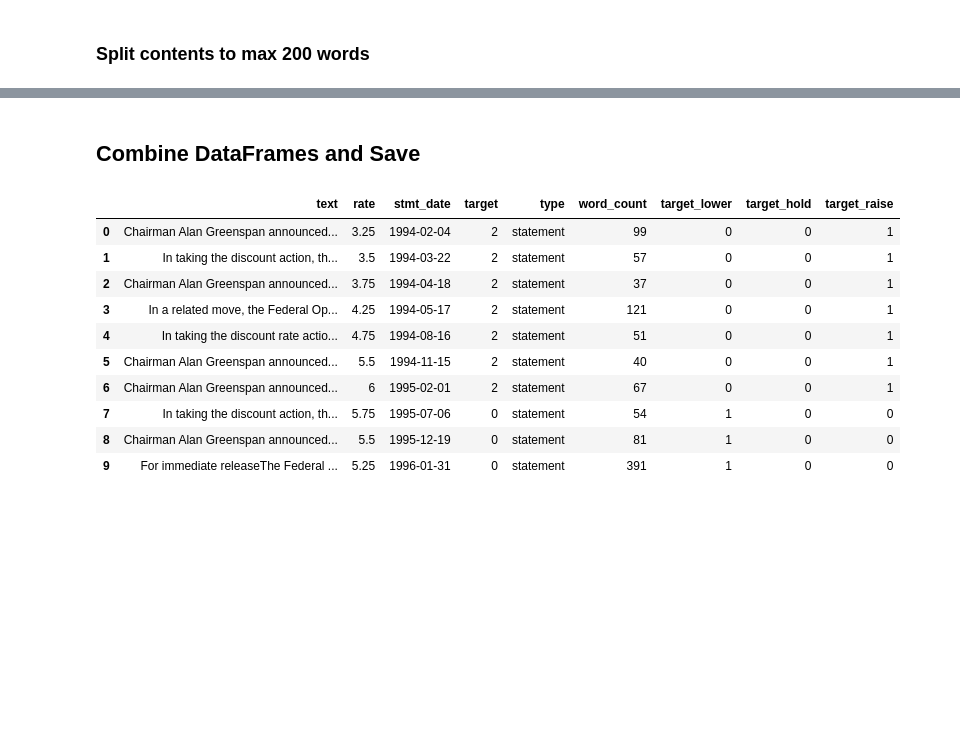
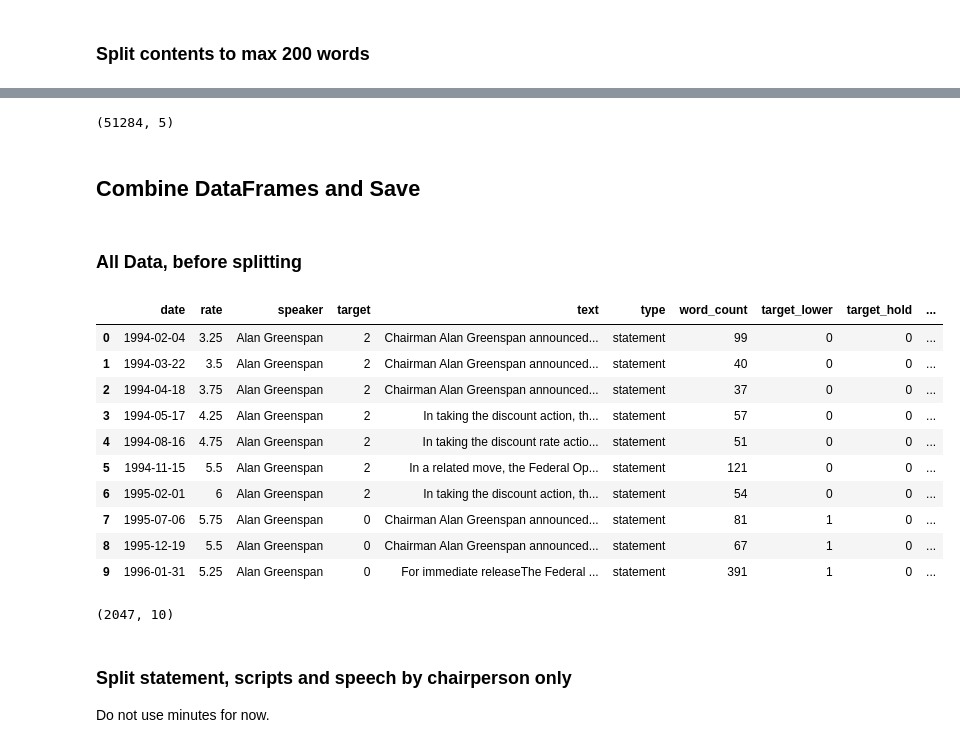
Before and after one commit to yukit-k/centralbank_analysis, a Jupyter notebook: src/FOMC_Analysis_Preprocess.ipynb, the cells around one changed output, grey strips where cells are left out. Saved outputs shown, nothing was run; the diff lists cells and outputs as text; code cells hidden in the pictures; blank space fills up the shorter version.

```diff
--- a/src/FOMC_Analysis_Preprocess.ipynb
+++ b/src/FOMC_Analysis_Preprocess.ipynb
@@ -647,0 +633,16 @@ See the caveats in the documentation: http://pandas.pydata.org/pandas-docs/stabl
+# %%
+# Reorganize the dataframe
+dict = {
+    "type": pd.Series(["script"]*len(script_df), index=script_df.index),
+    "text": script_df["contents"],
+    "date": script_df.index,
+    "speaker": script_df["speaker"],
+    "org_contents": script_df["contents"],
+    "target": script_df.index.map(get_rate_change),
+    "rate": script_df.index.map(get_rate)
+}
+
+script_df = pd.DataFrame(dict)
+script_df.dropna(subset=['target'], axis=0, inplace=True)
+
+script_df.head(10)
@@ -696,10 +840,17 @@ speech_df
 # %%
-speech_df["contents_org"] = speech_df["contents"]
-speech_df['rate'] = speech_df.index.map(get_rate)
-speech_df['target'] = speech_df.index.map(get_rate_change)
-speech_df['stmt_date'] = speech_df.index.map(get_statement_date)
-speech_df["type"] = "speech"
-speech_df.dropna(inplace=True, axis=0, subset=['target'])
+# Reorganize the dataframe
+dict = {
+    "type": pd.Series(["speech"]*len(speech_df), index=speech_df.index),
+    "text": speech_df["contents"],
+    "date": speech_df.index,
+    "speaker": speech_df["speaker"],
+    "org_contents": speech_df["contents"],
+    "target": speech_df.index.map(get_rate_change),
+    "rate": speech_df.index.map(get_rate)
+}
+
+speech_df = pd.DataFrame(dict)
+speech_df.dropna(subset=['target'], axis=0, inplace=True)
 
 remove_return_code(speech_df)
 separate_sections(speech_df)
@@ -756,25 +958,36 @@ sns.distplot(speech_df["word_count"], bins=100)
+# %%
+speech_split_df.shape
+# %% [output]
+(51284, 5)
 # %% [markdown]
 ## Combine DataFrames and Save
+# %% [markdown]
+### All Data, before splitting
 # %%
 frames = [statement_df, minutes_df, script_df, speech_df]
 
 df = pd.concat(frames, sort=True)
 one_hot_encode(df)
 df.reset_index(inplace=True, drop=True)
-df.drop(columns=['contents_list', 'contents_org'], inplace=True)
+df.drop(columns=['text_sections', 'org_contents'], inplace=True)
 df.rename(columns={'contents': 'text'}, inplace=True)
 
+print(df.shape)
 df.head(10)
 # %% [output]
-|  | text | rate | stmt_date | target | type | word_count | target_lower | target_hold | target_raise |
-| 0 | Chairman Alan Greenspan announced... | 3.25 | 1994-02-04 | 2 | statement | 99 | 0 | 0 | 1 |
-| 1 | In taking the discount action, th... | 3.5 | 1994-03-22 | 2 | statement | 57 | 0 | 0 | 1 |
-| 2 | Chairman Alan Greenspan announced... | 3.75 | 1994-04-18 | 2 | statement | 37 | 0 | 0 | 1 |
-| 3 | In a related move, the Federal Op... | 4.25 | 1994-05-17 | 2 | statement | 121 | 0 | 0 | 1 |
-| 4 | In taking the discount rate actio... | 4.75 | 1994-08-16 | 2 | statement | 51 | 0 | 0 | 1 |
-| 5 | Chairman Alan Greenspan announced... | 5.5 | 1994-11-15 | 2 | statement | 40 | 0 | 0 | 1 |
-| 6 | Chairman Alan Greenspan announced... | 6 | 1995-02-01 | 2 | statement | 67 | 0 | 0 | 1 |
-| 7 | In taking the discount action, th... | 5.75 | 1995-07-06 | 0 | statement | 54 | 1 | 0 | 0 |
-| 8 | Chairman Alan Greenspan announced... | 5.5 | 1995-12-19 | 0 | statement | 81 | 1 | 0 | 0 |
-| 9 | For immediate releaseThe Federal ... | 5.25 | 1996-01-31 | 0 | statement | 391 | 1 | 0 | 0 |
+|  | date | rate | speaker | target | text | type | word_count | target_lower | target_hold | ... |
+| 0 | 1994-02-04 | 3.25 | Alan Greenspan | 2 | Chairman Alan Greenspan announced... | statement | 99 | 0 | 0 | ... |
+| 1 | 1994-03-22 | 3.5 | Alan Greenspan | 2 | Chairman Alan Greenspan announced... | statement | 40 | 0 | 0 | ... |
+| 2 | 1994-04-18 | 3.75 | Alan Greenspan | 2 | Chairman Alan Greenspan announced... | statement | 37 | 0 | 0 | ... |
+| 3 | 1994-05-17 | 4.25 | Alan Greenspan | 2 | In taking the discount action, th... | statement | 57 | 0 | 0 | ... |
+| 4 | 1994-08-16 | 4.75 | Alan Greenspan | 2 | In taking the discount rate actio... | statement | 51 | 0 | 0 | ... |
+| 5 | 1994-11-15 | 5.5 | Alan Greenspan | 2 | In a related move, the Federal Op... | statement | 121 | 0 | 0 | ... |
+| 6 | 1995-02-01 | 6 | Alan Greenspan | 2 | In taking the discount action, th... | statement | 54 | 0 | 0 | ... |
+| 7 | 1995-07-06 | 5.75 | Alan Greenspan | 0 | Chairman Alan Greenspan announced... | statement | 81 | 1 | 0 | ... |
+| 8 | 1995-12-19 | 5.5 | Alan Greenspan | 0 | Chairman Alan Greenspan announced... | statement | 67 | 1 | 0 | ... |
+| 9 | 1996-01-31 | 5.25 | Alan Greenspan | 0 | For immediate releaseThe Federal ... | statement | 391 | 1 | 0 | ... |
+# %%
+print(df.shape)
+# %% [output]
+(2047, 10)
 # %%
@@ -786 +999,4 @@ df.to_csv('../data/FOMC/train_df.csv', index=True)
+# %% [markdown]
+### Split statement, scripts and speech by chairperson only
+Do not use minutes for now.
 # %%
```
Also changed, not shown: parts of 40 cells of this notebook.
